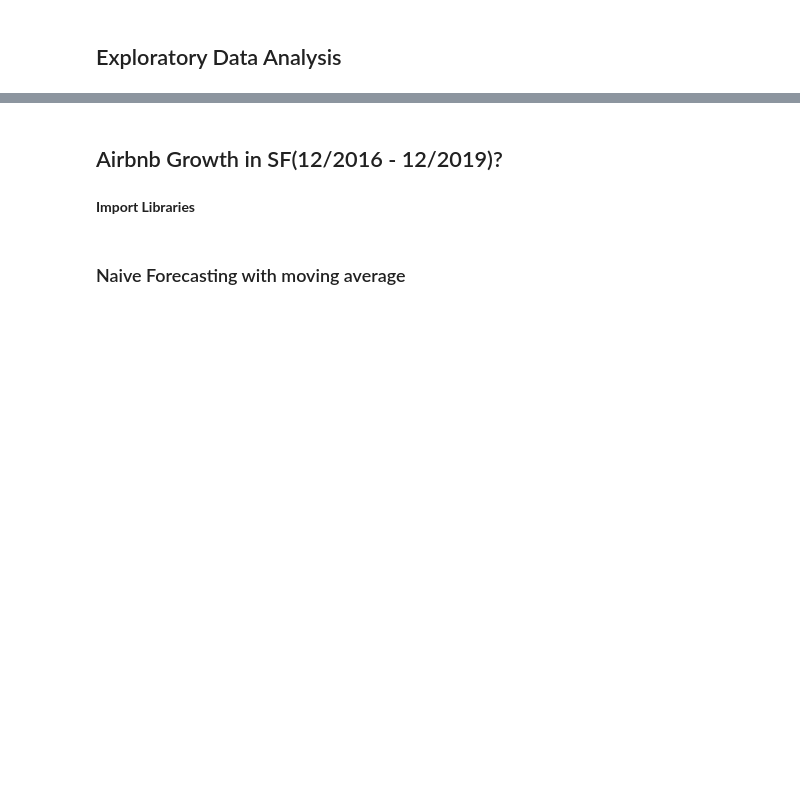
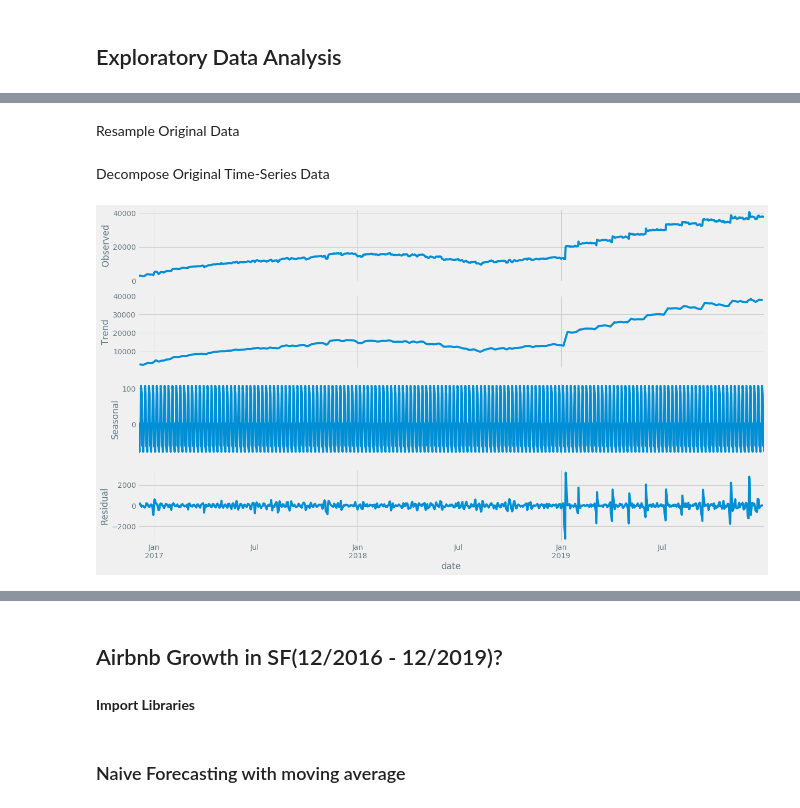
Before and after one commit to KishenSharma6/Airbnb-Analysis, a Jupyter notebook: Project Codes/05. Modeling/2020_0214_Calendar_TimeSeries.ipynb, the cells around one changed output, grey strips where cells are left out. Drawn from its saved outputs; the diff is of its cells as text; code cells hidden in the pictures; blank space fills up the shorter version.

```diff
--- a/Project Codes/05. Modeling/2020_0214_Calendar_TimeSeries.ipynb
+++ b/Project Codes/05. Modeling/2020_0214_Calendar_TimeSeries.ipynb
@@ -127,0 +101,16 @@ date
+# %% [markdown]
+Resample Original Data
+# %% [markdown]
+Decompose Original Time-Series Data
+# %%
+#Read in seasonal decompose model
+from statsmodels.tsa.seasonal import seasonal_decompose
+
+from pylab import rcParams
+rcParams['figure.figsize'] = 18, 10
+#Fit seasonal_decompose to airbnb data
+result = seasonal_decompose(airbnbs, model='additive')
+result.plot()
+plt.show()
+# %% [output]
+[figure, added]
```
Also changed, not shown: parts of 29 cells of this notebook, 2 other files.
